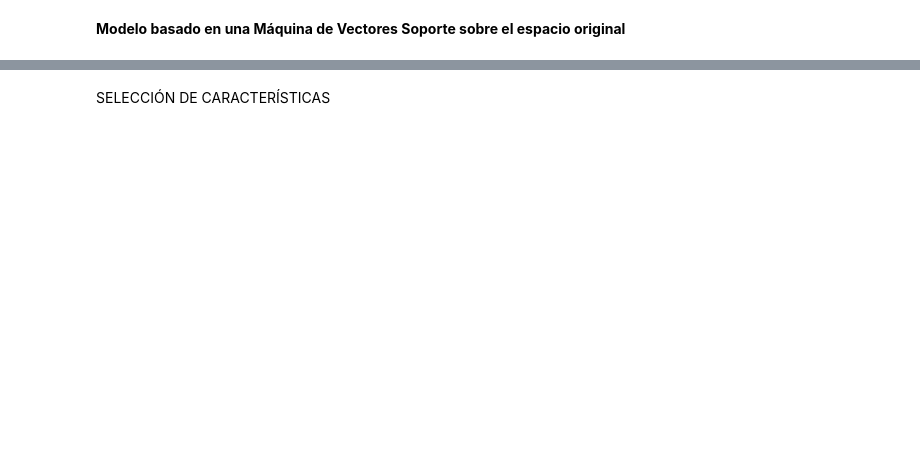
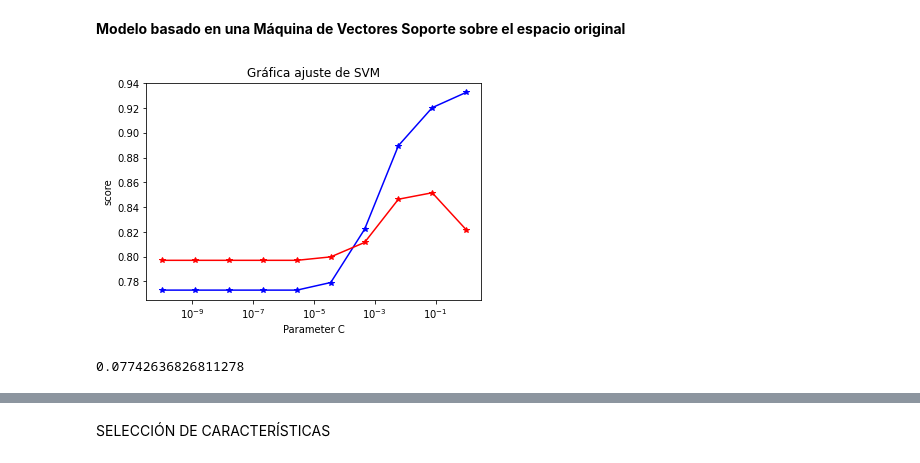
Before and after one commit to cgarciav/base-de-datos-HCC, a Jupyter notebook: SVM.ipynb, the cells around one changed output, grey strips where cells are left out. Drawn from its saved outputs; the diff is of its cells as text; code cells hidden in the pictures; blank space fills up the shorter version.

```diff
--- a/SVM.ipynb
+++ b/SVM.ipynb
@@ -60,39 +78,41 @@ cv_c_scores=[]
 for k in c_values:
 
     clf = svm.LinearSVC(C=k, max_iter=100000)
-    scores = cross_val_score(clf, x_train_transformed, y_train, cv=10, scoring='accuracy') #aplicamos cross validation
+    scores = cross_val_score(clf, x_train_transformed, y_train, cv=10 , scoring='roc_auc') #aplicamos cross validation
     cv_c_scores.append(scores.mean())
-
 
 
 
 train_prec=[]
 c_values2=np.logspace(-10,0, 10)
 
 for k in c_values2 :
 
     clf = svm.LinearSVC(C=k, max_iter=100000).fit(x_train_transformed,y_train)
     train_prec.append(clf.score(x_train_transformed,y_train))
 
 
 
 # Do the plotting
 import matplotlib.pyplot as plt
 plt.figure()
 
-plt.semilogx(c_values2,train_prec,color='b' , marker='*' , label="train")
-plt.semilogx(c_values,cv_c_scores,color='r' , marker='*' , label="cv")
-locs, labels = plt.yticks()
-plt.yticks(locs, list(map(lambda x: "%g" % x, locs)))
-plt.ylabel('accuracy')
+plt.semilogx(c_values2,train_prec,color='b' , marker='*' , label='train')
+plt.semilogx(c_values,cv_c_scores,color='r' , marker='*' , label='cv')
+#locs, labels = plt.yticks()
+#plt.yticks(locs, list(map(lambda x: "%g" % x, locs)))
+plt.ylabel('score')
 plt.xlabel('Parameter C')
 plt.title('Gráfica ajuste de SVM')
 plt.show()
 
 
 #select the maximum because we are considering accuracy
 c_opt=(np.array(c_values)[cv_c_scores.index(np.array(cv_c_scores).max())])
 c_opt
 #obtengo valor maximo que tengo que usar para mi clasificador(k)
+# %% [output]
+[figure, added]
+0.07742636826811278
 # %%
 #entrenamos nuestro modelo
```
Also changed, not shown: parts of 15 cells of this notebook.
